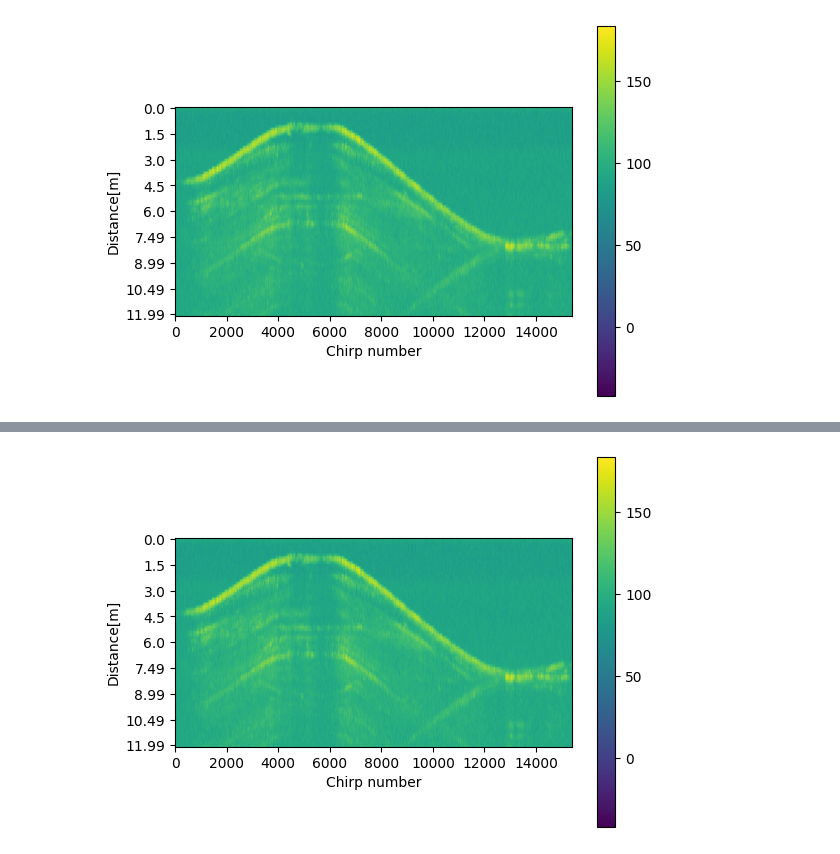
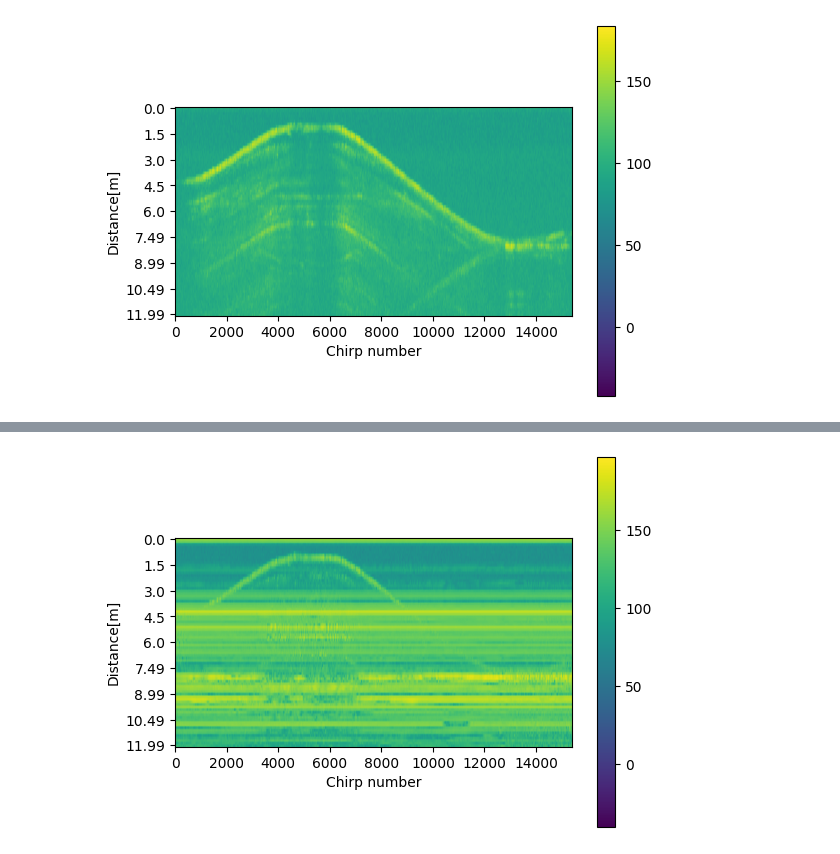
Before and after one commit to Norceis/radar-project, a Jupyter notebook: notebooks/kalman_tests.ipynb, the cells around one changed output, grey strips where cells are left out. Saved outputs shown, nothing was run; the diff lists cells and outputs as text; code cells hidden in the pictures.

```diff
--- a/notebooks/kalman_tests.ipynb
+++ b/notebooks/kalman_tests.ipynb
@@ -77,4 +174,4 @@ print_spectogram(filtered_data, y, depth_limit=12)
 # %%
-print_spectogram(diff_spectdb, y, depth_limit=12)
+print_spectogram(normal_spect, y, depth_limit=12)
 # %% [output]
-[figure, old version]
+[figure, new version]
```
Also changed, not shown: parts of 17 cells of this notebook, 2 other files.
